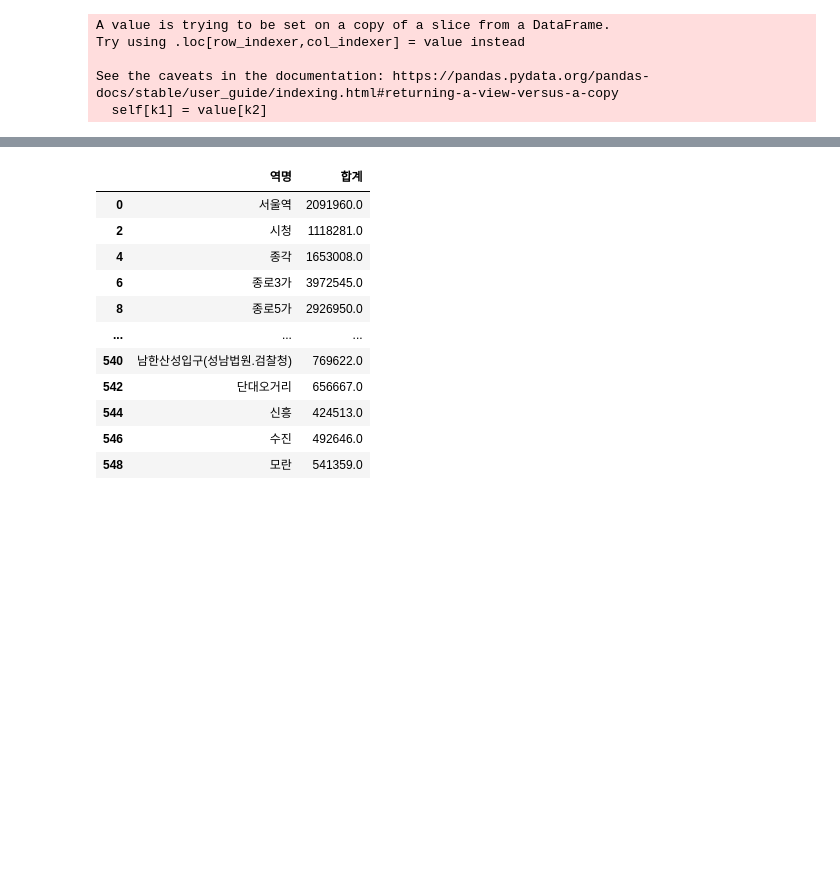
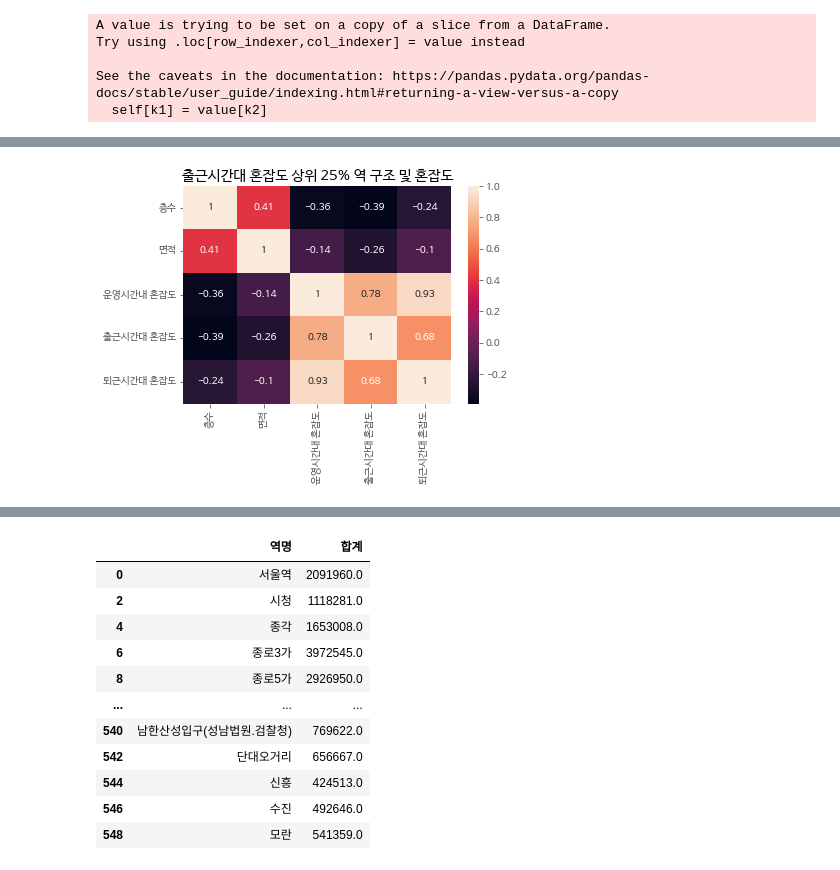
Before and after one commit to HyunJW/Subway_Analystic, a Jupyter notebook: 역사건축정보+노인승하차+혼잡도분석_(주제1,3).ipynb, the cells around one changed output, grey strips where cells are left out. Cells and saved outputs as stored; diff of their text form; code cells hidden in the pictures; blank space fills up the shorter version.

```diff
--- a/역사건축정보+노인승하차+혼잡도분석_(주제1,3).ipynb
+++ b/역사건축정보+노인승하차+혼잡도분석_(주제1,3).ipynb
@@ -405,0 +408,5 @@ corr_matrix
+# %%
+#출근시간대 혼잡도 상위 25퍼센트 역 구하기
+chul_infra=newset2[newset2["출근시간대 혼잡도"]>newset2["출근시간대 혼잡도"].quantile(q=0.75)]
+chul_infra=chul_infra.sort_values("출근시간대 혼잡도", ascending=False)
+chulbar_infra=chul_infra
@@ -406 +450,4 @@ corr_matrix
+# %%
+corr_matrix_chulinfra=chulbar_infra.corr()
+corr_matrix_tweinfra=twebar_infra.corr()
 # %%
@@ -412,0 +462,7 @@ plt.show()
+# %%
+#출근시간대 혼잡도 상위 25% 역 대상으로 한 역 구조 및 혼잡도 상관관계
+sns.heatmap(corr_matrix_chulinfra, annot=True)
+plt.title('출근시간대 혼잡도 상위 25% 역 구조 및 혼잡도')
+plt.show()
+# %% [output]
+[figure, added]
```
Also changed, not shown: parts of 55 cells of this notebook.
